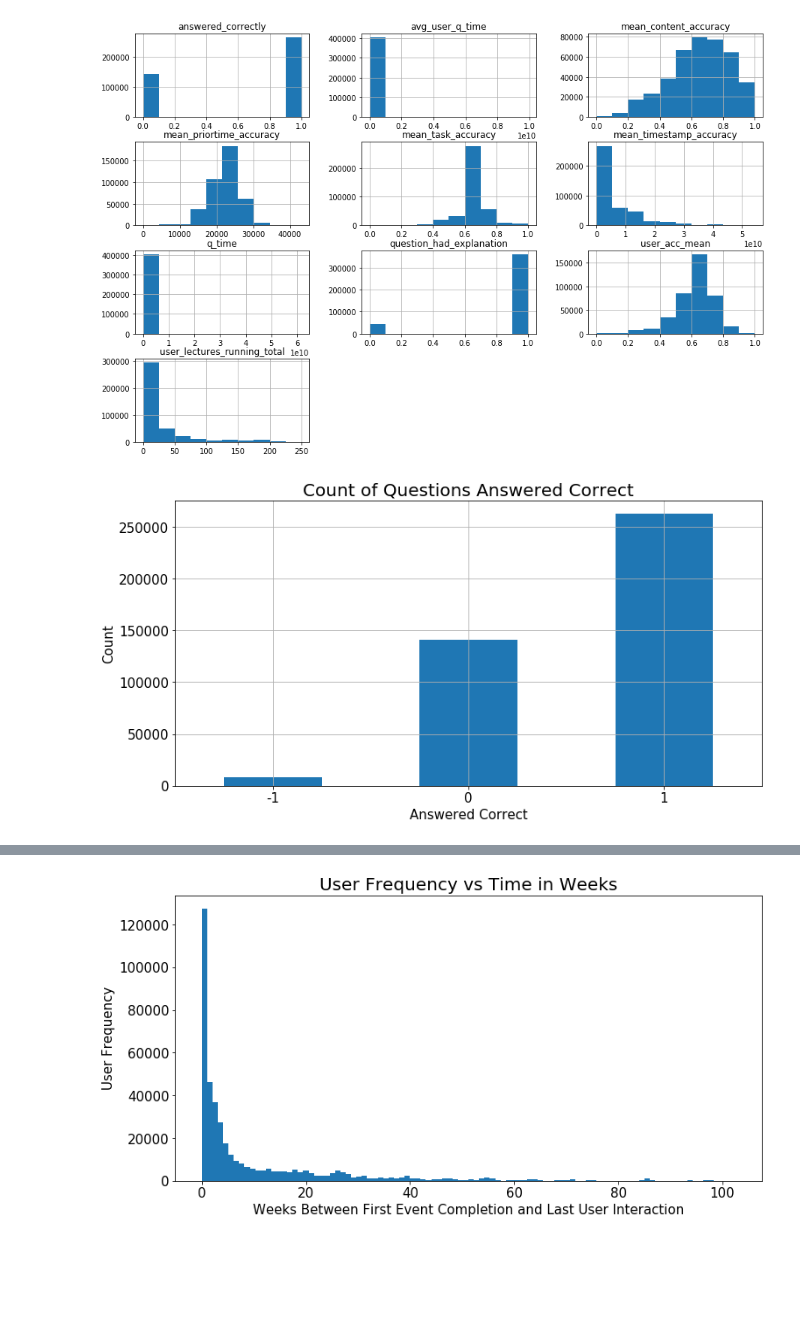
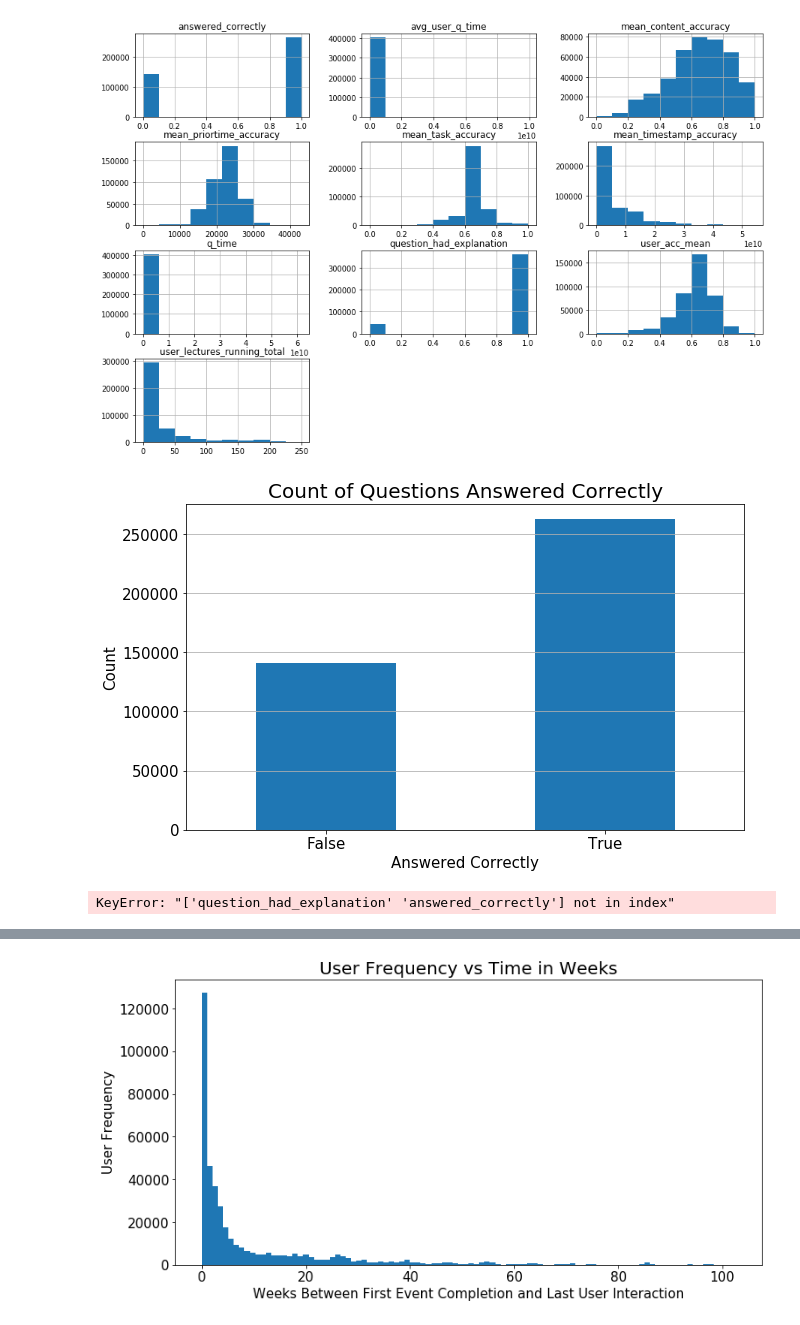
Before and after one commit to Riiid-Team/AI-Learning, a Jupyter notebook: MVP.ipynb, the cells around one changed output, grey strips where cells are left out. Drawn from its saved outputs; the diff is of its cells as text; code cells hidden in the pictures; blank space fills up the shorter version.

```diff
--- a/MVP.ipynb
+++ b/MVP.ipynb
@@ -208,17 +226,23 @@ plt.show()
 [figure]
 # %%
 # Count of Questions Answered Correct
-# -1 is for lectures
-plt.figure(figsize=(12,6))
-df_train.answered_correctly.value_counts().sort_index().plot.bar(grid=True)
-answer_correctly = df_train.answered_correctly.mean()
-plt.title("Count of Questions Answered Correct",fontsize=20)
-plt.xlabel('Answered Correct',fontsize=15)
+plt.figure(figsize=(10,6))
+train.answered_correctly.value_counts().sort_index().plot.bar(grid=True)
+answer_correctly = train.answered_correctly.mean()
+plt.title("Count of Questions Answered Correctly",fontsize=20)
+plt.xlabel('Answered Correctly',fontsize=15)
 plt.ylabel('Count',fontsize=15)
-plt.xticks(rotation=0,fontsize=15)
+plt.xticks([0,1],labels=['False','True'],rotation=0,fontsize=15)
 plt.yticks(rotation=0,fontsize=15)
+plt.grid(axis='x')
 plt.show()
 # %% [output]
-[figure, old version]
+[figure, new version]
+# %%
+prior_question = train.groupby(['question_had_explanation', 'answered_correctly']).agg(['mean', 'count'])[['question_had_explanation', 'answered_correctly']]
+
+prior_question.head()
+# %% [output]
+KeyError: "['question_had_explanation' 'answered_correctly'] not in index"
 # %%
 # Answered Correctly vs Prior Question Had Explanation
```
Also changed, not shown: parts of 33 cells of this notebook.
